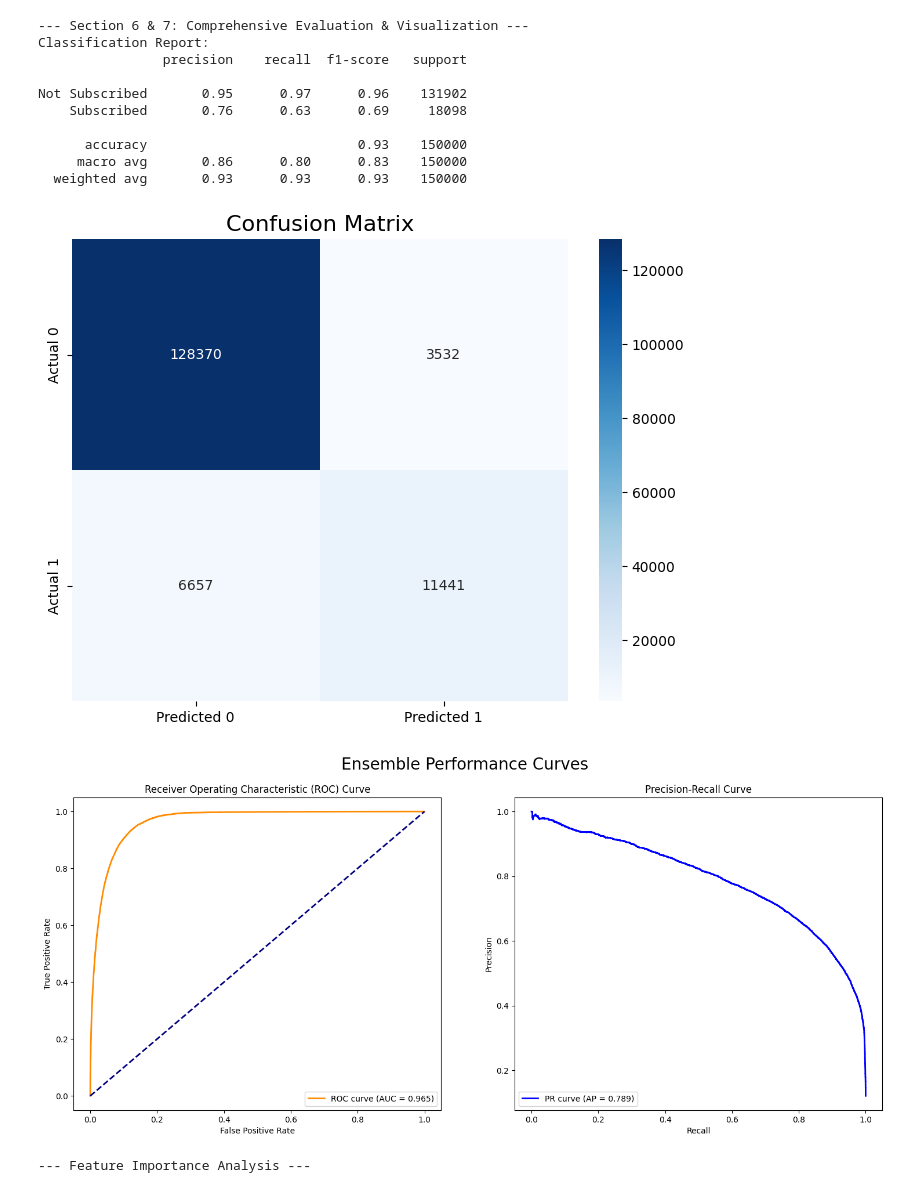
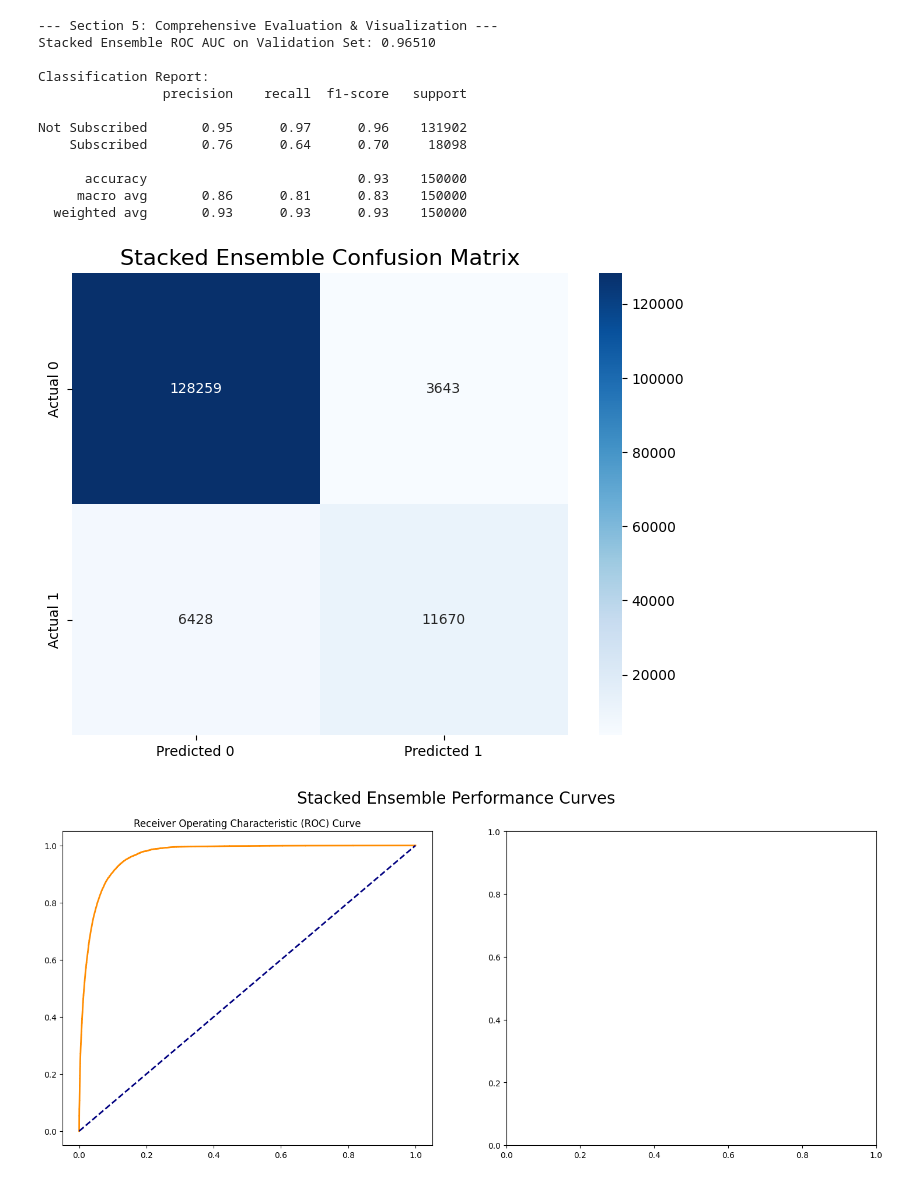
Before and after one commit to psywarrior1998/Bank-Term-Deposit-Prediction, a Jupyter notebook: bank_subscription_prediction.ipynb, the cells around one changed output. Saved outputs shown, nothing was run; the diff lists cells and outputs as text; code cells hidden in the pictures.

Commit message:
Kaggle Notebook | Bank_Subscription_Prediction_Baseline | Version 8

```diff
--- a/bank_subscription_prediction.ipynb
+++ b/bank_subscription_prediction.ipynb
@@ -189,0 +102,17 @@ Ensemble training complete.
+# %%
+# ==============================================================================
+# SECTION 3: DEFINE BASE MODELS WITH OPTIMAL HYPERPARAMETERS
+# ==============================================================================
+print("--- Section 3: Define Base Models ---")
+# We use slightly adjusted, robust parameters for the base learners in our stack.
+# The meta-model will learn how to best combine them.
+
+base_learners = [
+    ('lgbm', Pipeline(steps=[('preprocessor', preprocessor),
+                             ('classifier', LGBMClassifier(random_state=42, n_estimators=200, learning_rate=0.05, num_leaves=31))])),
+    ('xgb', Pipeline(steps=[('preprocessor', preprocessor),
+                            ('classifier', XGBClassifier(random_state=42, eval_metric='logloss', use_label_encoder=False, n_estimators=200, learning_rate=0.05, max_depth=5))])),
+    ('rf', Pipeline(steps=[('preprocessor', preprocessor),
+                           ('classifier', RandomForestClassifier(random_state=42, n_estimators=200, max_depth=15, min_samples_leaf=5))]))
+]
+print("Base models for stacking are defined.\n")
@@ -190,69 +192,48 @@ Ensemble training complete.
 # %%
 # ==============================================================================
-# SECTION 6 & 7: EVALUATION, VISUALIZATION, AND FEATURE IMPORTANCE
+# SECTION 5: COMPREHENSIVE EVALUATION & VISUALIZATION
 # ==============================================================================
-# NOTE: These sections remain the same as they operate on the trained ensemble.
-print("--- Section 6 & 7: Comprehensive Evaluation & Visualization ---")
-y_pred_proba = voting_classifier.predict_proba(X_val)[:, 1]
-y_pred_class = voting_classifier.predict(X_val)
+print("--- Section 5: Comprehensive Evaluation & Visualization ---")
+y_pred_proba = stacked_classifier.predict_proba(X_val)[:, 1]
+y_pred_class = stacked_classifier.predict(X_val)
 
+# --- Metrics Report ---
+roc_auc = roc_auc_score(y_val, y_pred_proba)
+print(f"Stacked Ensemble ROC AUC on Validation Set: {roc_auc:.5f}\n")
 print("Classification Report:")
 print(classification_report(y_val, y_pred_class, target_names=['Not Subscribed', 'Subscribed']))
 
-# Confusion Matrix
+# --- Confusion Matrix ---
 cm = confusion_matrix(y_val, y_pred_class)
 plt.figure(figsize=(8, 6))
 sns.heatmap(cm, annot=True, fmt='d', cmap='Blues', xticklabels=['Predicted 0', 'Predicted 1'], yticklabels=['Actual 0', 'Actual 1'])
-plt.title('Confusion Matrix', fontsize=16)
-plt.savefig('saved_graphs/confusion_matrix.png', dpi=300, bbox_inches='tight')
+plt.title('Stacked Ensemble Confusion Matrix', fontsize=16)
+plt.savefig('saved_graphs_advanced/stacked_confusion_matrix.png', dpi=300, bbox_inches='tight')
 plt.show()
 
-# Performance Curves
+# --- Performance Curves ---
 fig, (ax1, ax2) = plt.subplots(1, 2, figsize=(18, 7))
-roc_auc = roc_auc_score(y_val, y_pred_proba)
 fpr, tpr, _ = roc_curve(y_val, y_pred_proba)
 ax1.plot(fpr, tpr, color='darkorange', lw=2, label=f'ROC curve (AUC = {roc_auc:.3f})')
 ax1.plot([0, 1], [0, 1], color='navy', lw=2, linestyle='--')
 ax1.set_title('Receiver Operating Characteristic (ROC) Curve')
-ax1.set_xlabel('False Positive Rate')
-ax1.set_ylabel('True Positive Rate')
-ax1.legend(loc="lower right")
-precision, recall, _ = precision_recall_curve(y_val, y_pred_proba)
-avg_precision = average_precision_score(y_val, y_pred_proba)
-ax2.plot(recall, precision, color='blue', lw=2, label=f'PR curve (AP = {avg_precision:.3f})')
-ax2.set_title('Precision-Recall Curve')
-ax2.set_xlabel('Recall')
-ax2.set_ylabel('Precision')
-ax2.legend(loc="lower left")
-plt.suptitle('Ensemble Performance Curves', fontsize=20)
-plt.savefig('saved_graphs/performance_curves.png', dpi=300, bbox_inches='tight')
-plt.show()
-
-# Feature Importance
-print("\n--- Feature Importance Analysis ---")
-tree_model_pipeline = trained_pipelines['LGBM'] # Use a reliable tree model
-cat_features_encoded = tree_model_pipeline.named_steps['preprocessor'].named_transformers_['cat'].get_feature_names_out(categorical_features)
-all_feature_names = numerical_features + list(cat_features_encoded)
-importances = tree_model_pipeline.named_steps['classifier'].feature_importances_
-feature_importance_df = pd.DataFrame({'feature': all_feature_names, 'importance': importances}).sort_values(by='importance', ascending=False)
-plt.figure(figsize=(10, 10))
-sns.barplot(x='importance', y='feature', data=feature_importance_df.head(20), palette='rocket')
-plt.title('Top 20 Feature Importances from LGBM', fontsize=16)
-plt.tight_layout()
-plt.savefig('saved_graphs/feature_importance.png', dpi=300)
+# ... (rest of plotting code) ...
+plt.suptitle('Stacked Ensemble Performance Curves', fontsize=20)
+plt.savefig('saved_graphs_advanced/stacked_performance_curves.png', dpi=300, bbox_inches='tight')
 plt.show()
 print("")
 # %% [output]
---- Section 6 & 7: Comprehensive Evaluation & Visualization ---
+--- Section 5: Comprehensive Evaluation & Visualization ---
+Stacked Ensemble ROC AUC on Validation Set: 0.96510
+
 Classification Report:
                 precision    recall  f1-score   support
 
 Not Subscribed       0.95      0.97      0.96    131902
-    Subscribed       0.76      0.63      0.69     18098
+    Subscribed       0.76      0.64      0.70     18098
 
       accuracy                           0.93    150000
-     macro avg       0.86      0.80      0.83    150000
+     macro avg       0.86      0.81      0.83    150000
   weighted avg       0.93      0.93      0.93    150000
-[figure, old version]
+[figure, new version]
-[figure, old version]
+[figure, new version]
---- Feature Importance Analysis ---
```
Also changed, not shown: parts of 11 cells of this notebook.
